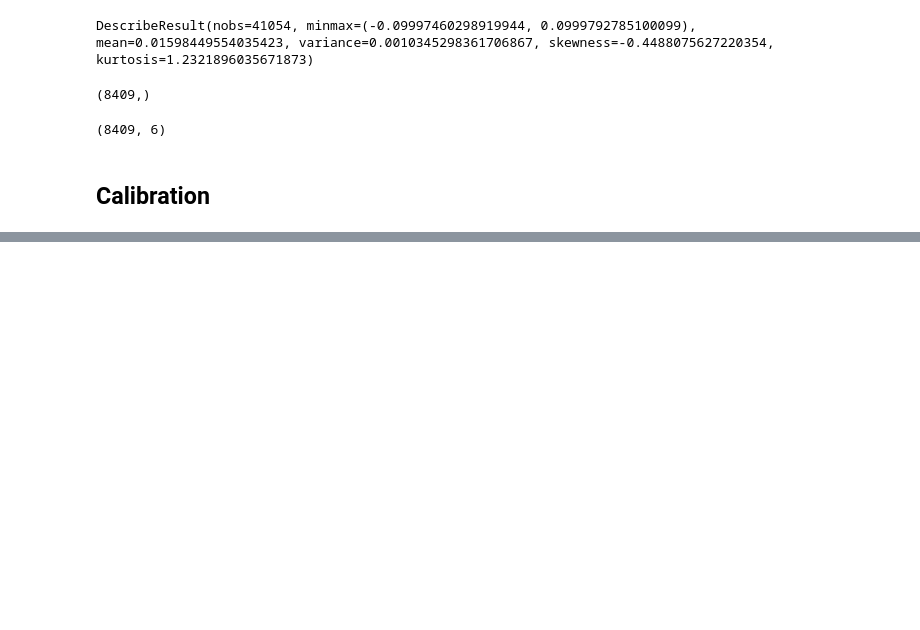
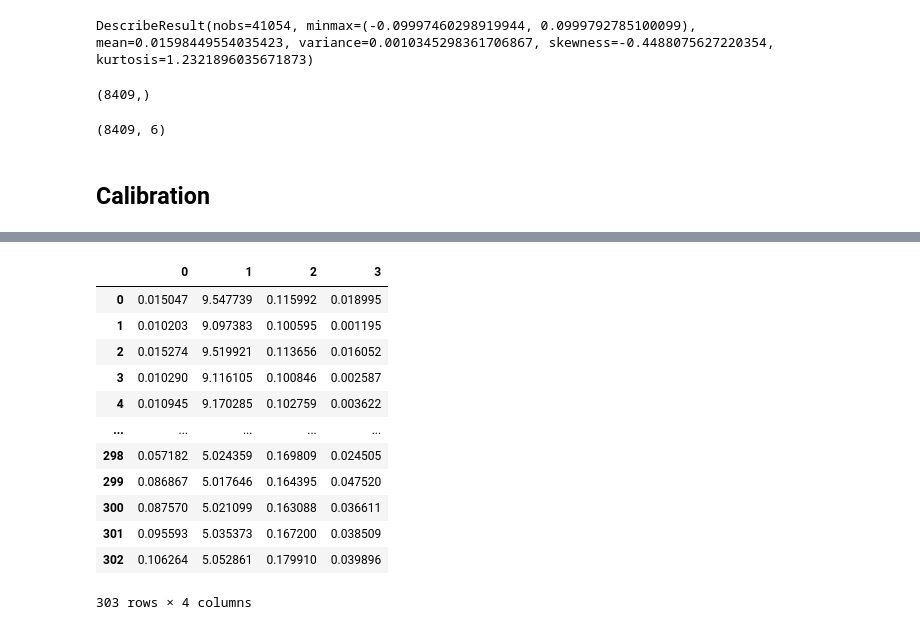
Before and after one commit to samaypanwar/FYP-Code, a Jupyter notebook: notebooks/data_testing.ipynb, the cells around one changed output, grey strips where cells are left out. Drawn from its saved outputs; the diff is of its cells as text; code cells hidden in the pictures; blank space fills up the shorter version.

```diff
--- a/notebooks/data_testing.ipynb
+++ b/notebooks/data_testing.ipynb
@@ -196,0 +232,16 @@ s.execution_time
+# %%
+calib
+# %% [output]
+|  | 0 | 1 | 2 | 3 |
+| 0 | 0.015047 | 9.547739 | 0.115992 | 0.018995 |
+| 1 | 0.010203 | 9.097383 | 0.100595 | 0.001195 |
+| 2 | 0.015274 | 9.519921 | 0.113656 | 0.016052 |
+| 3 | 0.010290 | 9.116105 | 0.100846 | 0.002587 |
+| 4 | 0.010945 | 9.170285 | 0.102759 | 0.003622 |
+| ... | ... | ... | ... | ... |
+| 298 | 0.057182 | 5.024359 | 0.169809 | 0.024505 |
+| 299 | 0.086867 | 5.017646 | 0.164395 | 0.047520 |
+| 300 | 0.087570 | 5.021099 | 0.163088 | 0.036611 |
+| 301 | 0.095593 | 5.035373 | 0.167200 | 0.038509 |
+| 302 | 0.106264 | 5.052861 | 0.179910 | 0.039896 |
+303 rows × 4 columns
```
Also changed, not shown: parts of 12 cells of this notebook, 6 other files.
